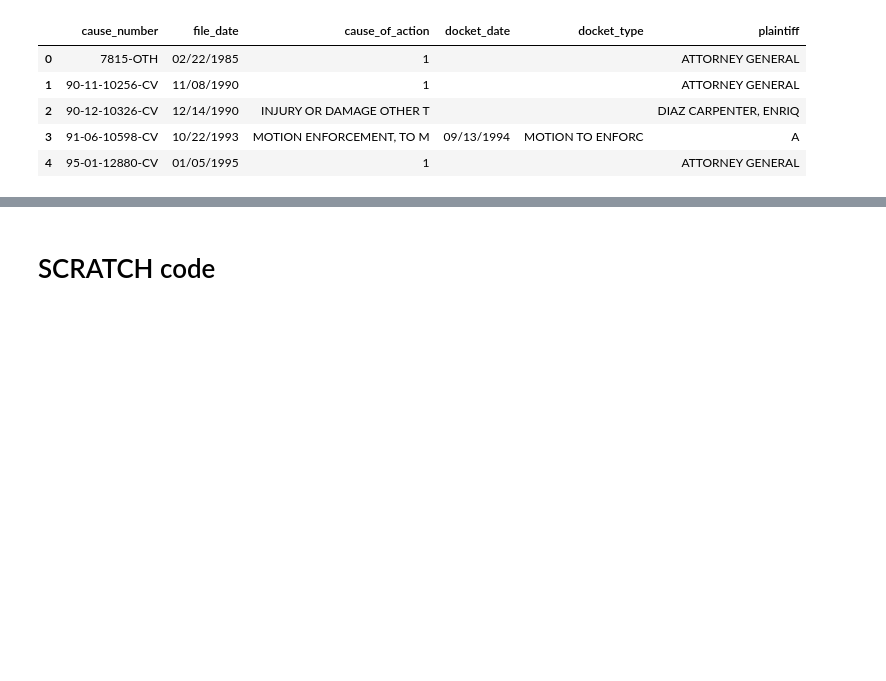
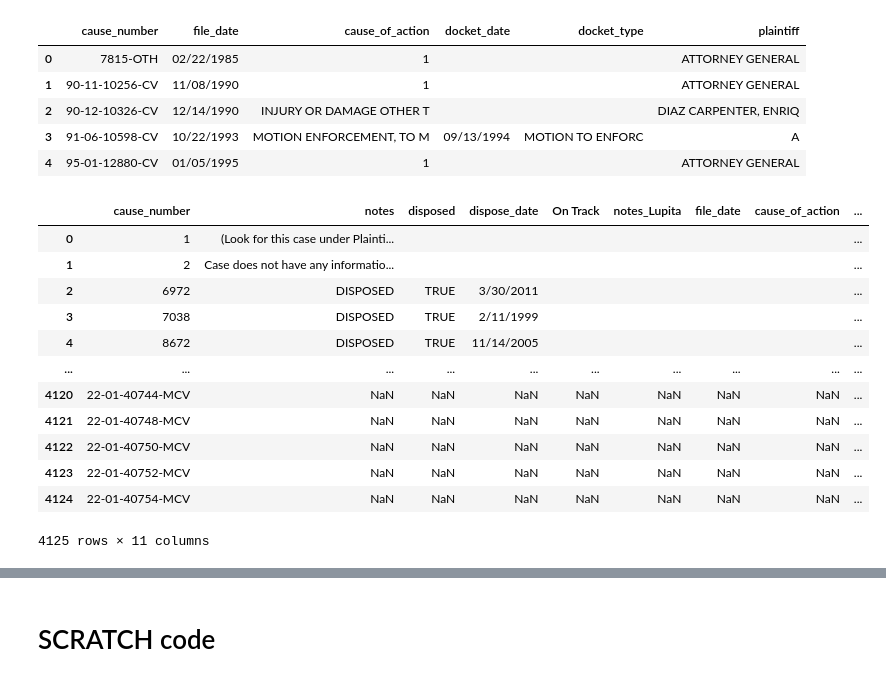
Before and after one commit to District-Court-293rd/293rd_pending_cases, a Jupyter notebook: cause_number.ipynb, the cells around one changed output, grey strips where cells are left out. Drawn from its saved outputs; the diff is of its cells as text; code cells hidden in the pictures; blank space fills up the shorter version.

Commit message:
removed the merge function and added .append function. Merge was used once to combine a new dataset to the old oone.

```diff
--- a/cause_number.ipynb
+++ b/cause_number.ipynb
@@ -65,8 +106,22 @@ df = civil_pending_notes.merge(pending_cause_number_df, how = 'outer', on = 'cau
 #df
 # %%
 #adds both lists together in order to search for dups later
-#df = civil_pending_notes.append(pd.DataFrame(pending_cause_number_df, columns=['cause_number']), ignore_index=True)
-#df.shape
+df = civil_pending_notes.append(pd.DataFrame(pending_cause_number_df, columns=['cause_number']), ignore_index=True)
+df
+# %% [output]
+|  | cause_number | notes | disposed | dispose_date | On Track | notes_Lupita | file_date | cause_of_action | ... |
+| 0 | 1 | (Look for this case under Plainti... |  |  |  |  |  |  | ... |
+| 1 | 2 | Case does not have any informatio... |  |  |  |  |  |  | ... |
+| 2 | 6972 | DISPOSED | TRUE | 3/30/2011 |  |  |  |  | ... |
+| 3 | 7038 | DISPOSED | TRUE | 2/11/1999 |  |  |  |  | ... |
+| 4 | 8672 | DISPOSED | TRUE | 11/14/2005 |  |  |  |  | ... |
+| ... | ... | ... | ... | ... | ... | ... | ... | ... | ... |
+| 4120 | 22-01-40744-MCV | NaN | NaN | NaN | NaN | NaN | NaN | NaN | ... |
+| 4121 | 22-01-40748-MCV | NaN | NaN | NaN | NaN | NaN | NaN | NaN | ... |
+| 4122 | 22-01-40750-MCV | NaN | NaN | NaN | NaN | NaN | NaN | NaN | ... |
+| 4123 | 22-01-40752-MCV | NaN | NaN | NaN | NaN | NaN | NaN | NaN | ... |
+| 4124 | 22-01-40754-MCV | NaN | NaN | NaN | NaN | NaN | NaN | NaN | ... |
+4125 rows × 11 columns
 # %%
 #df.to_csv('/Users/hector/Desktop/pau/cause.csv')#writes to csv
 # %%
```
Also changed, not shown: parts of 5 cells of this notebook, 1 other file.
